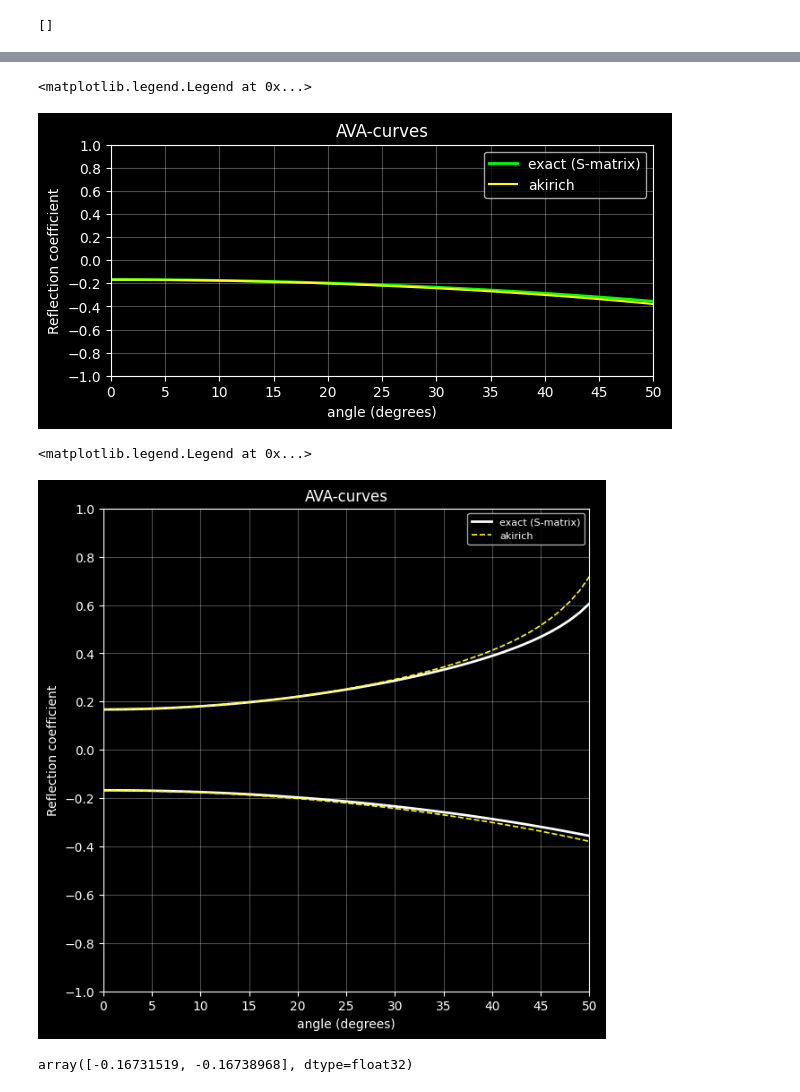
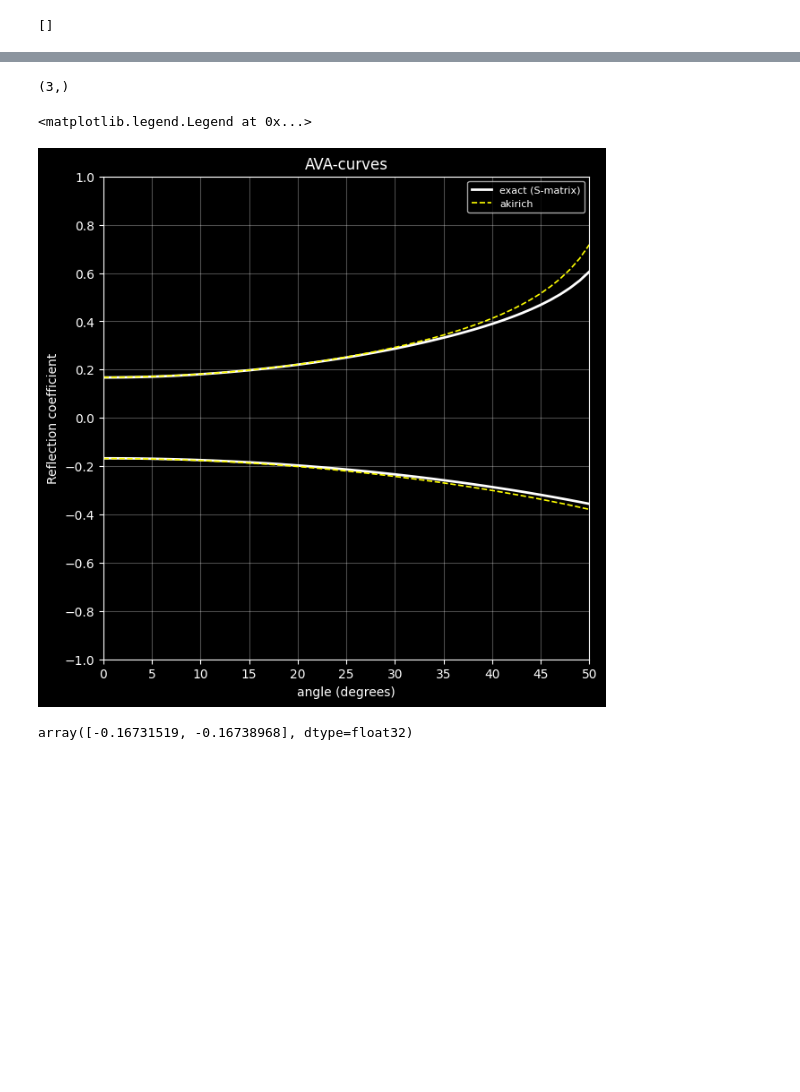
Before and after one commit to grxoxl/inversion, a Jupyter notebook: avo_inversion/Zoepprtiz_equation.ipynb, the cells around one changed output, grey strips where cells are left out. Saved outputs shown, nothing was run; the diff lists cells and outputs as text; code cells hidden in the pictures; blank space fills up the shorter version.

```diff
--- a/avo_inversion/Zoepprtiz_equation.ipynb
+++ b/avo_inversion/Zoepprtiz_equation.ipynb
@@ -1002,60 +1024,44 @@ line6 = np.array([PP_shuey([vp1, vs1, rhob1], [vp2, vs2, rhob2], th) for th in t
 
 
 # print(curve)
+# %%
+param1.shape
+# %% [output]
+(3,)
 # %%
 plt.style.use("dark_background")
-plt.figure(figsize = (7, 3))
-plt.plot(theta, curve, lw = 2, c = "lime", label = "exact (S-matrix)")
-# plt.plot(theta, curve3, c = "red",label = "shortened")
+plt.figure(figsize = (7, 7))
+plt.plot(np.rad2deg(theta), curve, lw = 2, c = "white", label = "exact (S-matrix)")
+# plt.plot(np.rad2deg(theta), curve3, c = "red",label = "shortened")
 
-plt.plot(theta, curve4, c = "yellow",label = "akirich")
+plt.plot(np.rad2deg(theta), curve4, c = "yellow",label = "akirich", ls = "--", lw = 1.2)
+
+# plt.plot(np.rad2deg(theta), curve5, c = "purple",label = "bortfeld", ls = "--", lw = 1.2)
+
+# plt.plot(np.rad2deg(theta), curve6, c = "pink",label = "shuey", ls = "--", lw = 1.2)
+
+plt.plot(np.rad2deg(theta), line, lw = 2, c = "white")
+
+plt.plot(np.rad2deg(theta), line4, c = "yellow", ls = "--", lw = 1.2)
+
+# plt.plot(np.rad2deg(theta), line5, c = "purple", ls = "--", lw = 1.2)
+
+# plt.plot(np.rad2deg(theta), line6, c = "pink", ls = "--", lw = 1.2)
 plt.grid(alpha = .3)
 plt.xticks(np.arange(0, 91, 5))
 plt.xlim([0, 50])
 plt.title("AVA-curves")
 plt.xlabel("angle (degrees)")
 plt.ylabel("Reflection coefficient")
+# plt.ylim([0, 0.15])
+# plt.yticks(np.arange(0, 0.16, 0.05))
+
 plt.ylim([-1, 1])
 plt.yticks(np.arange(-1, 1.01, 0.2))
-plt.legend()
+plt.legend(fontsize = 8)
 # %% [output]
 <matplotlib.legend.Legend at 0x...>
-[figure, old version]
+[figure, new version]
-# %%
-plt.style.use("dark_background")
-plt.figure(figsize = (7, 7))
-plt.plot(theta, curve, lw = 2, c = "white", label = "exact (S-matrix)")
-# plt.plot(theta, curve3, c = "red",label = "shortened")
-
-plt.plot(theta, curve4, c = "yellow",label = "akirich", ls = "--", lw = 1.2)
-
-# plt.plot(theta, curve5, c = "purple",label = "bortfeld", ls = "--", lw = 1.2)
-
-# plt.plot(theta, curve6, c = "pink",label = "shuey", ls = "--", lw = 1.2)
-
-plt.plot(theta, line, lw = 2, c = "white")
-# plt.plot(theta, curve3, c = "red",label = "shortened")
-
-plt.plot(theta, line4, c = "yellow", ls = "--", lw = 1.2)
-
-# plt.plot(theta, line5, c = "purple", ls = "--", lw = 1.2)
-
-# plt.plot(theta, line6, c = "pink", ls = "--", lw = 1.2)
-plt.grid(alpha = .3)
-plt.xticks(np.arange(0, 91, 5))
-plt.xlim([0, 50])
-plt.title("AVA-curves")
-plt.xlabel("angle (degrees)")
-plt.ylabel("Reflection coefficient")
-# plt.ylim([0, 0.15])
-# plt.yticks(np.arange(0, 0.16, 0.05))
-
-plt.ylim([-1, 1])
-plt.yticks(np.arange(-1, 1.01, 0.2))
-plt.legend(fontsize = 8)
-# %% [output]
-<matplotlib.legend.Legend at 0x...>
-[figure, removed]
 # %%
 np.squeeze(curve[:2])
 # %% [output]
```
Also changed, not shown: parts of 11 cells of this notebook.
